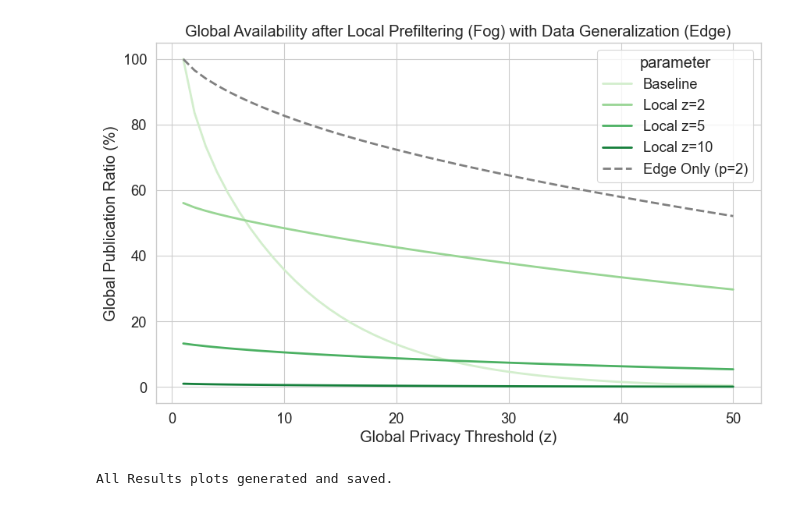
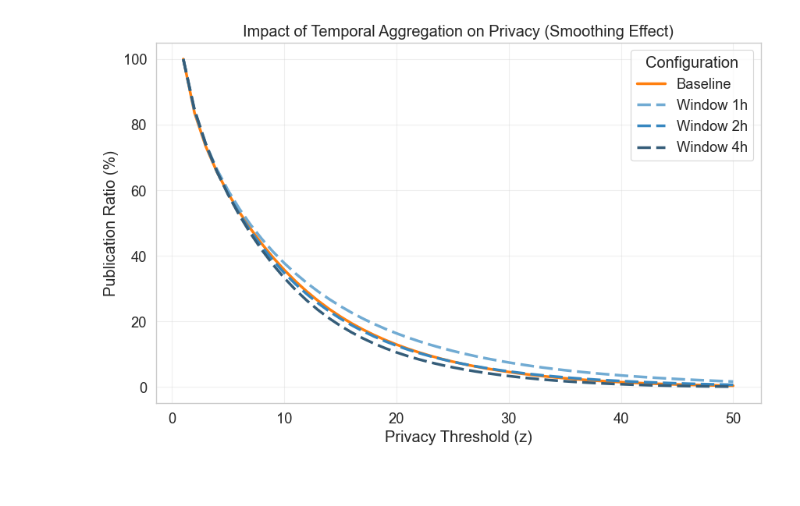
Before and after one commit to kaczynskimat/bachelorarbeit, a Jupyter notebook: notebooks/02_Thesis_Results.ipynb, the cells around one changed output. Cells and saved outputs as stored; diff of their text form; code cells hidden in the pictures.

```diff
--- a/notebooks/02_Thesis_Results.ipynb
+++ b/notebooks/02_Thesis_Results.ipynb
@@ -269,26 +331,51 @@ plt.show()
-# %%
-# --- PLOT 6: LOCAL PREFILTERING (Trade-off)
-plt.figure(figsize=(10, 6))
-
-subset = df[df['experiment_type'].isin(['Baseline', 'Local Prefiltering'])]
-sns.lineplot(data=subset, x='z', y='publication_ratio', hue='parameter',
-             palette="Greens", linewidth=2)
-
-gen_subset = df[(df['experiment_type'] == 'Generalization') & (df['parameter'] == 'Precision 2')]
-
-sns.lineplot(data=gen_subset, x='z', y='publication_ratio',
-             color='gray', linestyle='--', linewidth=2, label='Edge Only (p=2)')
-
-plt.title("Global Availability after Local Prefiltering (Fog) with Data Generalization (Edge)")
-plt.xlabel("Global Privacy Threshold (z)")
-plt.ylabel("Global Publication Ratio (%)")
-
-plt.legend(title='parameter')
-
-plt.savefig(f"{SAVE_PATH}results_prefiltering_ratio.png", dpi=300, bbox_inches='tight')
-plt.show()
-
-print("All Results plots generated and saved.")
-# %% [output]
-[figure, removed]
-All Results plots generated and saved.
+# %%
+import seaborn as sns
+import matplotlib.pyplot as plt
+
+plt.figure(figsize=(10, 6))
+
+# Data Filtering
+subset = df[df['experiment_type'].isin(['Baseline', 'Temporal Aggregation'])].copy()
+
+
+# Manua Colors -> We'll use Orange for Baseline and shades of Blue for Windows
+blue_shades = sns.color_palette("Blues_d", n_colors=3)
+palette_map = {
+    "Baseline": "tab:orange",  # Bright orange stands out against blues
+    "Window 1h": blue_shades[0],
+    "Window 2h": blue_shades[1],
+    "Window 4h": blue_shades[2]
+}
+
+
+# Manual Line Styles -> Baseline = Solid, Windows = Dashed
+dash_map = {
+    "Baseline": "",
+    "Window 1h": (5, 2),
+    "Window 2h": (5, 2),
+    "Window 4h": (5, 2)
+}
+
+
+# Mapping both 'hue' and 'style' to 'parameter' merges them into one legend
+sns.lineplot(data=subset,
+             x='z',
+             y='publication_ratio',
+             hue='parameter',
+             style='parameter',
+             palette=palette_map,
+             dashes=dash_map,
+             linewidth=2.5)
+
+plt.title("Impact of Temporal Aggregation on Privacy (Smoothing Effect)")
+plt.xlabel("Privacy Threshold (z)")
+plt.ylabel("Publication Ratio (%)")
+
+# 5. Clean up Legend and Grid
+plt.legend(title="Configuration")
+plt.grid(True, alpha=0.3)
+
+plt.savefig(f"{SAVE_PATH}results_aggregation_privacy.png", dpi=300, bbox_inches='tight')
+plt.show()
+# %% [output]
+[figure, added]
```
Also changed, not shown: parts of 3 cells of this notebook, 42 other files.
